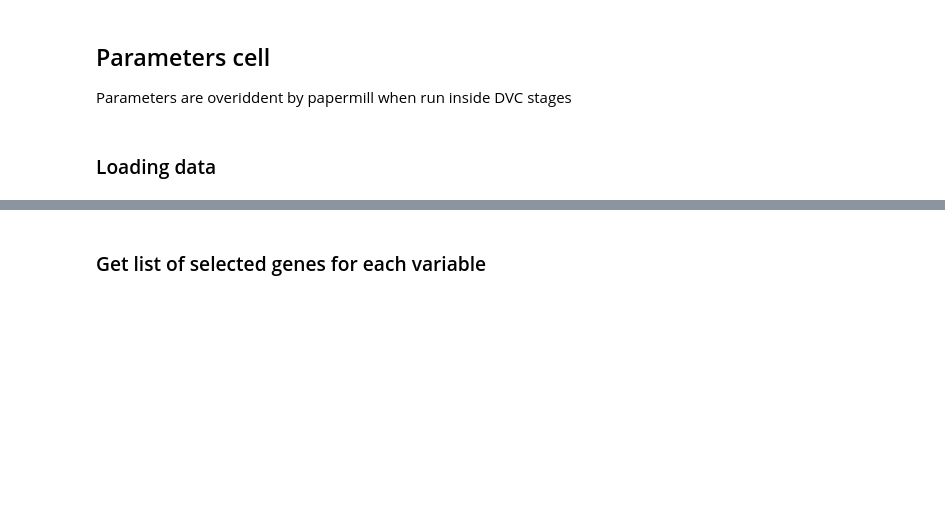
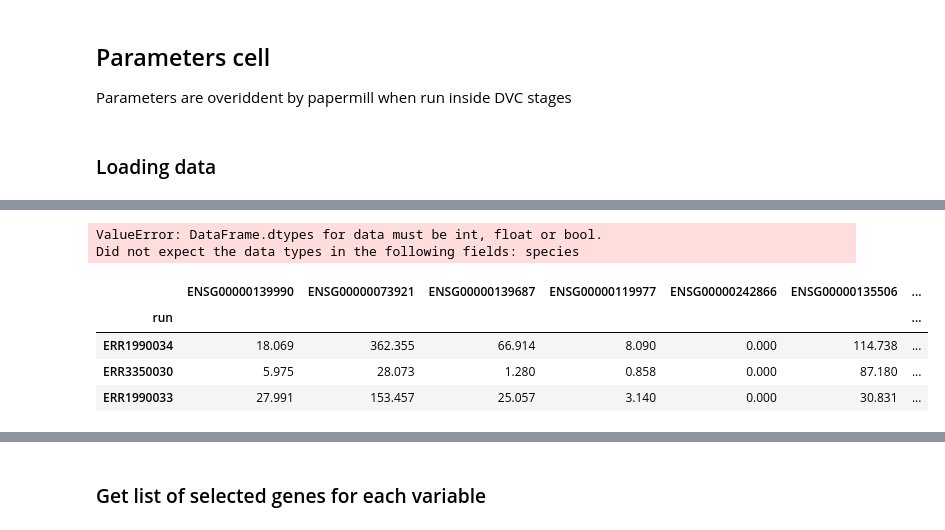
Before and after one commit to antonkulaga/yspecies, a Jupyter notebook: notebooks/2_light_gbm.ipynb, the cells around one changed output, grey strips where cells are left out. Saved outputs shown, nothing was run; the diff lists cells and outputs as text; code cells hidden in the pictures; blank space fills up the shorter version.

```diff
--- a/notebooks/2_light_gbm.ipynb
+++ b/notebooks/2_light_gbm.ipynb
@@ -393,0 +321,6 @@ def sorted_stratification(X, Y, k, species_validation=True):
+# %%
+d = pipe.fit_transform(data)
+d
+# %% [output]
+ValueError: DataFrame.dtypes for data must be int, float or bool.
+Did not expect the data types in the following fields: species
@@ -393,0 +331,18 @@ def sorted_stratification(X, Y, k, species_validation=True):
+# %%
+i = 0
+for j in range(0, len(partitions.x_partitions)):
+    partitions.x_partitions[j] = partitions.x_partitions[j].drop(columns=["species"], errors='ignore')
+
+X_test = partitions.x_partitions[i]
+y_test = partitions.y_partitions[i]
+
+X_train = pd.concat(partitions.x_partitions[:i] + partitions.x_partitions[i+1:])
+y_train = np.concatenate(partitions.y_partitions[:i] + partitions.y_partitions[i+1:], axis=0)
+# %%
+show(X_test, 10)
+# %% [output]
+|  | ENSG00000139990 | ENSG00000073921 | ENSG00000139687 | ENSG00000119977 | ENSG00000242866 | ENSG00000135506 | ... |
+| run |  |  |  |  |  |  | ... |
+| ERR1990034 | 18.069 | 362.355 | 66.914 | 8.090 | 0.000 | 114.738 | ... |
+| ERR3350030 | 5.975 | 28.073 | 1.280 | 0.858 | 0.000 | 87.180 | ... |
+| ERR1990033 | 27.991 | 153.457 | 25.057 | 3.140 | 0.000 | 30.831 | ... |
```
Also changed, not shown: parts of 26 cells of this notebook, 7 other files.
